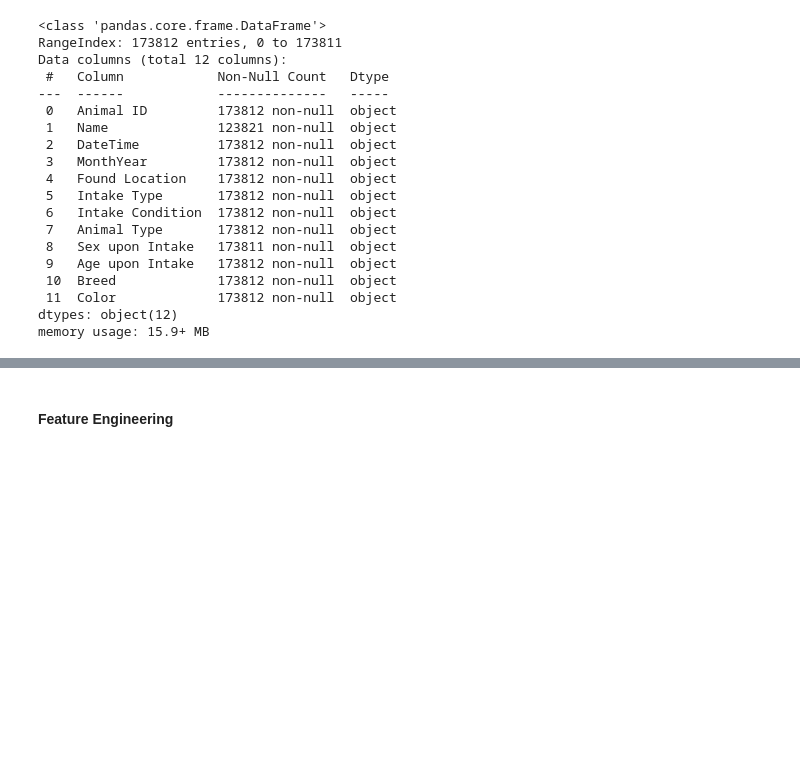
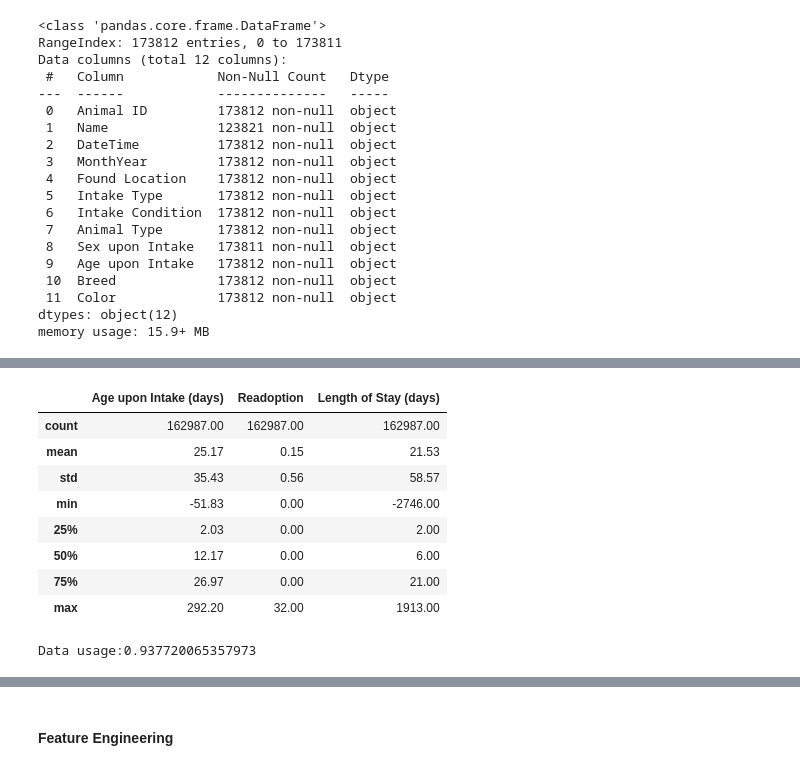
Before and after one commit to CassieShi-95/datasci-207-final-project, a Jupyter notebook: model.ipynb, the cells around one changed output, grey strips where cells are left out. Cells and saved outputs as stored; diff of their text form; code cells hidden in the pictures; blank space fills up the shorter version.

```diff
--- a/model.ipynb
+++ b/model.ipynb
@@ -175,6 +241,8 @@ animal_outcomes_data.drop(['Name','DateTime','MonthYear'],axis=1,inplace=True)
-# %%
-animal_outcomes_data = animal_outcomes_data[['Animal ID','Outcome Date', 'Outcome Name', 'Date of Birth', 'Outcome Type', 'Outcome Subtype','Age upon Outcome']]
 # %%
-animal_data = pd.merge(animal_intakes_data,animal_outcomes_data,on='Animal ID',how='inner',suffixes=('_intake','_outcome'))
+# merge two dataset by animal ID
+animal_data = pd.merge(animal_intakes_data,animal_outcomes_data,on='Animal ID',how='inner')
 # %%
-animal_data
+# Calcuate Length of Stay
+animal_data["Length of Stay (days)"] = (animal_data['Outcome Date'] - animal_data['Intake Date']).apply(lambda x: x.days)
+
+animal_data.insert(8,'Age upon Intake (days)',((animal_data['Intake Date'] - animal_data['Date of Birth']).apply(lambda x: x.days))/30)
@@ -215,0 +249,2 @@ Pearson
+# %%
+animal_data = animal_data[animal_data['Animal Type'].isin(['Dog','Cat'])]
@@ -215,0 +273,16 @@ Pearson
+# %%
+animal_data.describe()
+# %% [output]
+|  | Age upon Intake (days) | Readoption | Length of Stay (days) |
+| count | 162987.00 | 162987.00 | 162987.00 |
+| mean | 25.17 | 0.15 | 21.53 |
+| std | 35.43 | 0.56 | 58.57 |
+| min | -51.83 | 0.00 | -2746.00 |
+| 25% | 2.03 | 0.00 | 2.00 |
+| 50% | 12.17 | 0.00 | 6.00 |
+| 75% | 26.97 | 0.00 | 21.00 |
+| max | 292.20 | 32.00 | 1913.00 |
+# %%
+print(f"Data usage:{162987/173812}")
+# %% [output]
+Data usage:0.937720065357973
```
Also changed, not shown: parts of 25 cells of this notebook, 1 other file.
